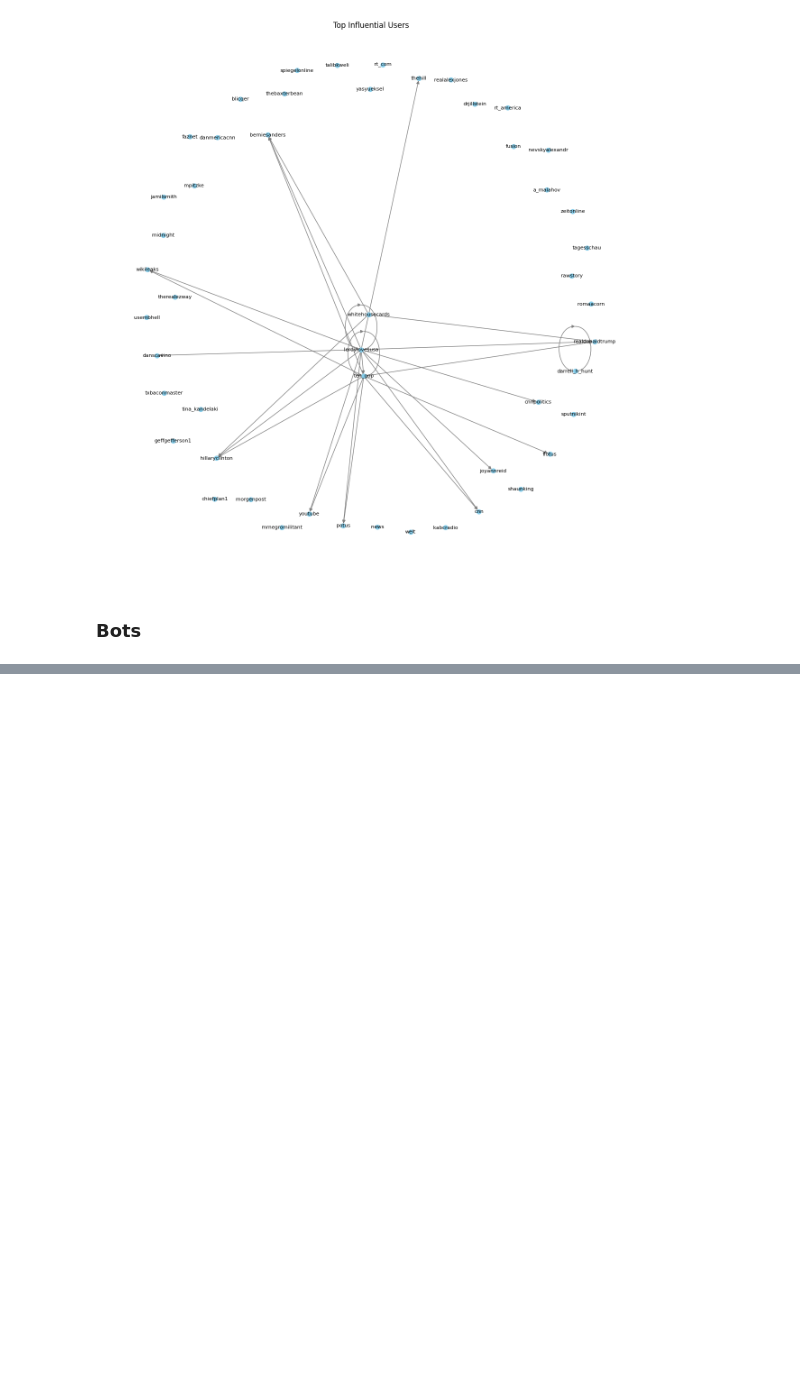
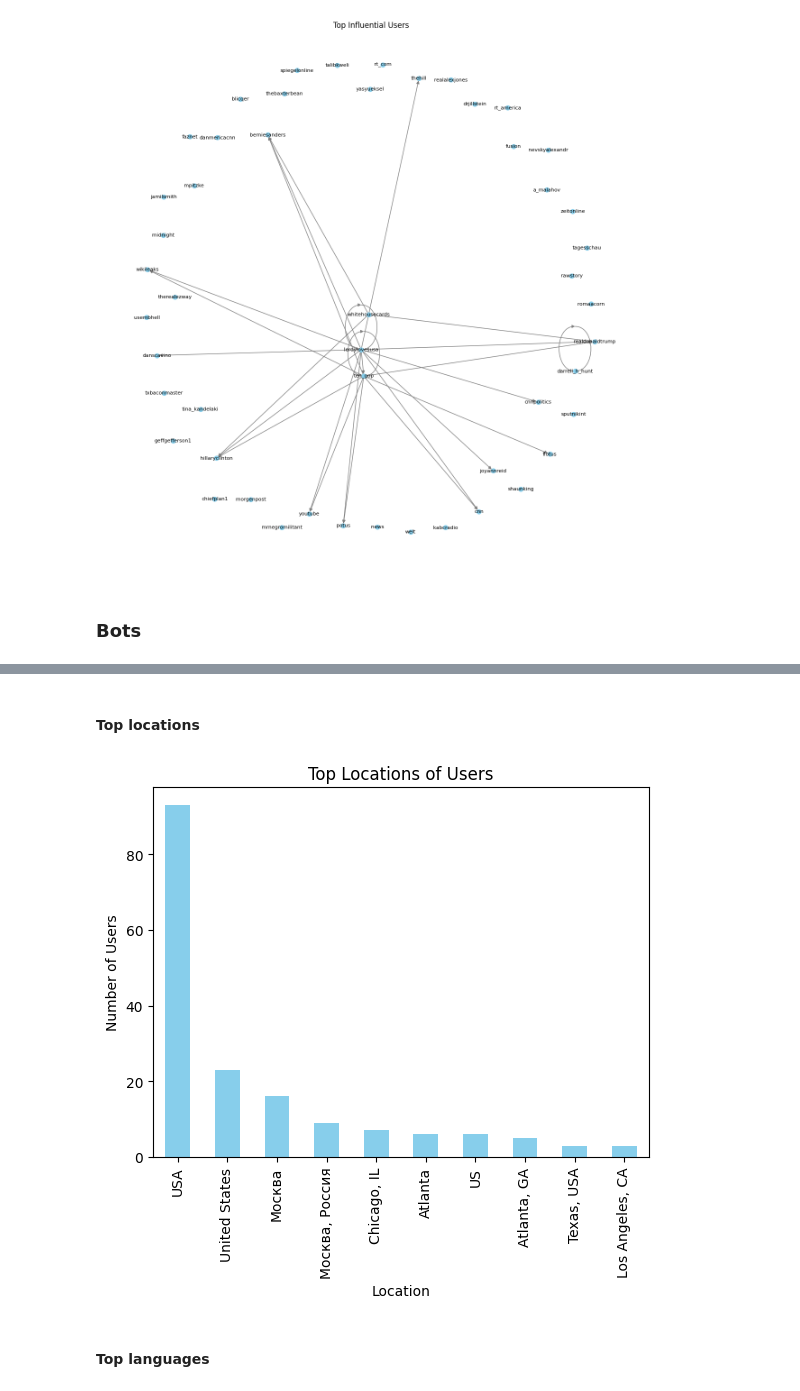
Before and after one commit to salveendutt/Social-Networks, a Jupyter notebook: lab12/proj.ipynb, the cells around one changed output, grey strips where cells are left out. Cells and saved outputs as stored; diff of their text form; code cells hidden in the pictures; blank space fills up the shorter version.

Commit message:
user data

```diff
--- a/lab12/proj.ipynb
+++ b/lab12/proj.ipynb
@@ -17,6 +19,10 @@ from textblob import TextBlob
 ### Functions
 # %%
 # Created with a bit of help from GitHub Copilot
+
+
+def load_twitter_users(url):
+    return pd.read_csv(url)
 
 
 def categorize_sentiment(score):
@@ -554,0 +569,4 @@ with open("twitter_analysis_report.txt", "w") as f:
+# %%
+df_users = load_twitter_users(
+    "https://nodeassets.nbcnews.com/russian-twitter-trolls/users.csv"
+)
@@ -554,0 +582,9 @@ with open("twitter_analysis_report.txt", "w") as f:
+# %%
+df_users["influence_score"] = df_users["followers_count"] + df_users["friends_count"]
+top_influencers = df_users.sort_values(by="influence_score", ascending=False).head(10)
+print("Top Influential Users:")
+print(
+    top_influencers[
+        ["screen_name", "followers_count", "friends_count", "influence_score"]
+    ]
+)
@@ -554,0 +604,16 @@ with open("twitter_analysis_report.txt", "w") as f:
+# %% [markdown]
+#### Top locations
+# %%
+users_with_location = df_users[df_users["location"].notnull()]
+
+location_counts = users_with_location["location"].value_counts()
+
+location_counts.head(10).plot(kind="bar", color="skyblue")
+plt.title("Top Locations of Users")
+plt.xlabel("Location")
+plt.ylabel("Number of Users")
+plt.show()
+# %% [output]
+[figure, added]
+# %% [markdown]
+#### Top languages
```
Also changed, not shown: parts of 14 cells of this notebook.
